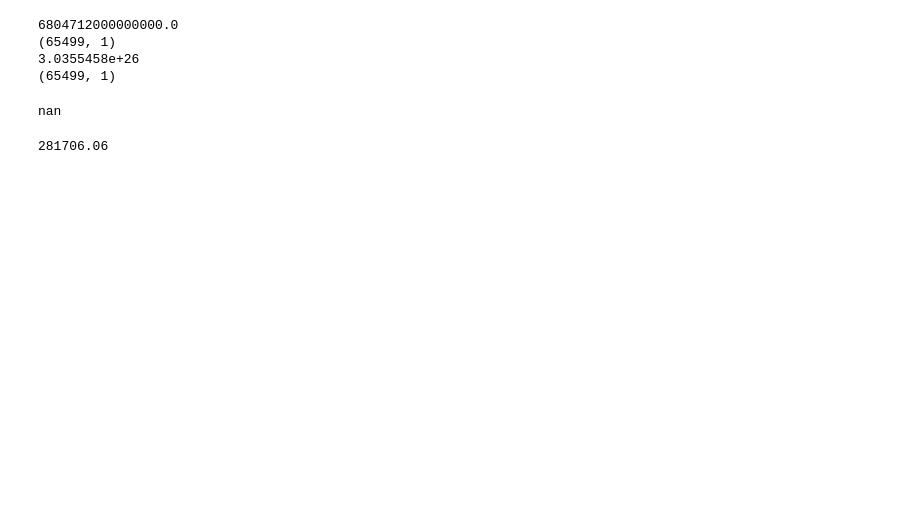
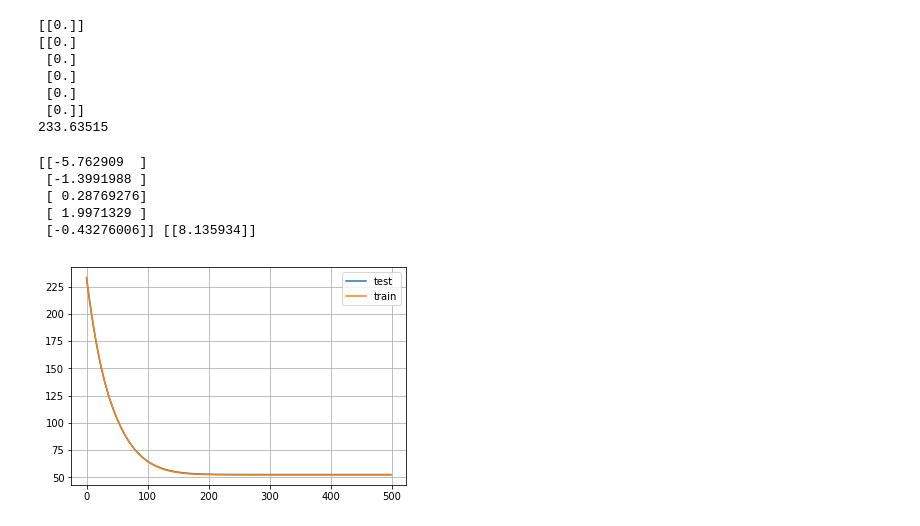
Before and after one commit to frolovconst/AML_labs, a Jupyter notebook: lab9/lab9.ipynb, the cells around one changed output. Cells and saved outputs as stored; diff of their text form; code cells hidden in the pictures; blank space fills up the shorter version.

```diff
--- a/lab9/lab9.ipynb
+++ b/lab9/lab9.ipynb
@@ -22,5 +48,5 @@ num_features = data_X.shape[1]
 w_shape = (num_features, 1)
 # %%
-X = tf.placeholder(shape=(None, num_features), dtype=np.float32, name='input')
-y = tf.placeholder(shape=(None, 1), dtype=np.float32, name='target')
+X = tf.placeholder(shape=(None, num_features), dtype=tf.float32, name='input')
+y = tf.placeholder(shape=(None, 1), dtype=tf.float32, name='target')
 # %%
@@ -29,7 +57,7 @@ b = tf.get_variable(shape=(1,1), dtype=np.float32, name='bias', initializer=None
 # %%
-h = tf.add(tf.matmul(X, theta), b)
+h = tf.matmul(X, theta) + b
 
-loss = tf.reduce_mean(tf.square(y-h), name='loss')
+loss = tf.reduce_mean((y-h)**2, name='loss')
 # %%
 optimiser = tf.train.GradientDescentOptimizer(learning_rate=.1)
 # optimiser = tf.train.AdamOptimizer(learning_rate=.1)
@@ -39,33 +67,56 @@ opt = optimiser.minimize(loss)
 initialiser = tf.global_variables_initializer()
 inits = tf.local_variables_initializer()
 # %%
-epochs = 2
-with tf.Session() as sess:
+epochs = 500
+with tf.Session(config=tf.ConfigProto(log_device_placement=True)) as sess:
 #     sess.run(initialiser)
 #     sess.run(inits)
 #     print(sess.run(tf.report_uninitialized_variables()))
 #     print(tf.trainable_variables())
     sess.run(tf.global_variables_initializer())
-#     print(sess.run(loss, {X: data_X, y: data_y}))
-#     print(sess.run(b))
+    t = sess.run(theta)
+    print(sess.run(b))
+    print(sess.run(theta))
+    t1 = sess.run(b)
+    print(sess.run(loss, {X: tr_X, y: tr_y}))
+    test_loss = []
+    train_loss = []
     for i in range(epochs):
-        sess.run(opt, {X: data_X, y: data_y})
-        print(sess.run(loss, {X: data_X, y: data_y}))
-        print(sess.run(h-y, {X: data_X, y: data_y}).shape)
+        _, tr_loss = sess.run([opt, loss], {X: tr_X, y: tr_y})
+        te_loss = sess.run(loss, {X: te_X, y: te_y})
+        train_loss += [tr_loss]
+        test_loss += [te_loss]
+#         print(sess.run(loss, {X: te_X, y: te_y}))
+#         print(sess.run(h-y, {X: data_X, y: data_y}).shape)
 #         sess.run(optimiser.apply_gradients(optimiser.compute_gradients(loss, {X: data_X, y: data_y})))
 #     print(sess.run(tf.report_uninitialized_variables()))
-    result = sess.run(loss, {X: data_X, y: data_y})
-#     print(sess.run(b))
+    result = sess.run(loss, {X: tr_X, y: tr_y})
+    th0 = sess.run(b)
+    tht = sess.run(theta)
 # %% [output]
-6804712000000000.0
-(65499, 1)
-3.0355458e+26
-(65499, 1)
+[[0.]]
+[[0.]
+ [0.]
+ [0.]
+ [0.]
+ [0.]]
+233.63515
-# %%
-result
-# %% [output]
-nan
-# %%
-result
-# %% [output]
-281706.06
+# %%
+print(tht, th0)
+# %% [output]
+[[-5.762909  ]
+ [-1.3991988 ]
+ [ 0.28769276]
+ [ 1.9971329 ]
+ [-0.43276006]] [[8.135934]]
+# %%
+num_points = 500
+plt.plot(test_loss[:num_points], label='test')
+plt.plot(train_loss[:num_points], label='train')
+plt.grid()
+plt.legend()
+plt.show()
+print('train loss =', train_loss[-1])
+print('test loss =', test_loss[-1])
+# %% [output]
+[figure, added]
```
Also changed, not shown: parts of 29 cells of this notebook, 1 other file.
